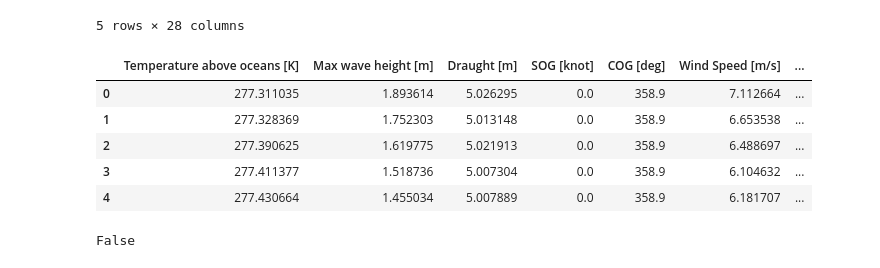
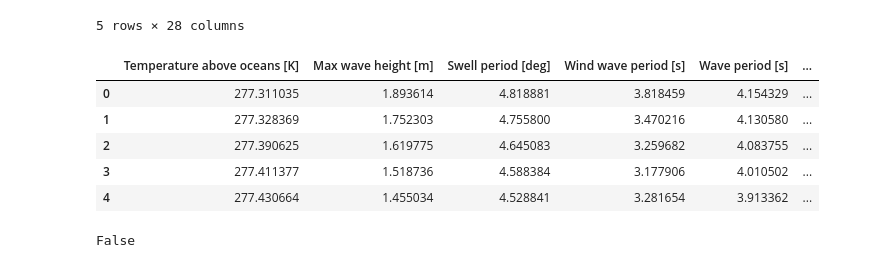
Before and after one commit to hiwafi/thesis-ais, a Jupyter notebook: AIS_Sketch.ipynb, the cells around one changed output. Saved outputs shown, nothing was run; the diff lists cells and outputs as text; code cells hidden in the pictures.

```diff
--- a/AIS_Sketch.ipynb
+++ b/AIS_Sketch.ipynb
@@ -16,31 +16,29 @@ df.head(n=5)
 # %%
 # Master Drop, vary from here
 #df_ship = df.drop(['Unnamed: 0','Time','LON','LAT','Temperature above oceans [K]','Air density above oceans [kg/m^3]','Max wave height [m]',
 #'Swell period [deg]','Wind wave period [s]','Wave period [s]','Sea surface temperature [K]','Combined wind waves and swell height [m]','Swell height [m]',
 #'Wind wave height [m]','Surface pressure [Pa]','Draught [m]','Width [m]','Length [m]','SOG [knot]','COG [deg]','Heading [deg]','Wind Speed [m/s]','Current Speed [m/s]'
 #,'True Wind Direction [deg]','True Current Direction [deg]','True Swell Direction [deg]','True Wind Wave Direction [deg]','True Wave Direction [deg]'],axis=1)
 #df_ship.head(n=5)
 
 # According to slide from pak Uri
 df_ship = df.drop(['Unnamed: 0','Time','LON','LAT','Air density above oceans [kg/m^3]',
-'Swell period [deg]','Wind wave period [s]','Wave period [s]','Sea surface temperature [K]','Combined wind waves and swell height [m]','Swell height [m]',
-'Wind wave height [m]','Surface pressure [Pa]','Width [m]','Length [m]','COG [deg]','Heading [deg]','Current Speed [m/s]'
-,'True Current Direction [deg]','True Swell Direction [deg]','True Wind Wave Direction [deg]','True Wave Direction [deg]'],axis=1)
+'Surface pressure [Pa]','Width [m]','Length [m]'],axis=1)
 df_ship.head(n=5)
 
 # Try to follow feature from Abebe
-df_ship = df.drop(['Unnamed: 0','Time','LON','LAT','Air density above oceans [kg/m^3]',
-'Swell period [deg]','Wind wave period [s]','Wave period [s]','Sea surface temperature [K]','Combined wind waves and swell height [m]','Swell height [m]',
-'Wind wave height [m]','Surface pressure [Pa]','Width [m]','Length [m]','Heading [deg]'
-,'True Current Direction [deg]','True Swell Direction [deg]','True Wind Wave Direction [deg]'],axis=1)
-df_ship.head(n=5)
+#df_ship = df.drop(['Unnamed: 0','Time','LON','LAT','Air density above oceans [kg/m^3]',
+#'Swell period [deg]','Wind wave period [s]','Wave period [s]','Sea surface temperature [K]','Combined wind waves and swell height [m]','Swell height [m]',
+#'Wind wave height [m]','Surface pressure [Pa]','Width [m]','Length [m]','Heading [deg]'
+#,'True Current Direction [deg]','True Swell Direction [deg]','True Wind Wave Direction [deg]'],axis=1)
+#df_ship.head(n=5)
 # %% [output]
-|  | Temperature above oceans [K] | Max wave height [m] | Draught [m] | SOG [knot] | COG [deg] | Wind Speed [m/s] | ... |
-| 0 | 277.311035 | 1.893614 | 5.026295 | 0.0 | 358.9 | 7.112664 | ... |
-| 1 | 277.328369 | 1.752303 | 5.013148 | 0.0 | 358.9 | 6.653538 | ... |
-| 2 | 277.390625 | 1.619775 | 5.021913 | 0.0 | 358.9 | 6.488697 | ... |
-| 3 | 277.411377 | 1.518736 | 5.007304 | 0.0 | 358.9 | 6.104632 | ... |
-| 4 | 277.430664 | 1.455034 | 5.007889 | 0.0 | 358.9 | 6.181707 | ... |
+|  | Temperature above oceans [K] | Max wave height [m] | Swell period [deg] | Wind wave period [s] | Wave period [s] | ... |
+| 0 | 277.311035 | 1.893614 | 4.818881 | 3.818459 | 4.154329 | ... |
+| 1 | 277.328369 | 1.752303 | 4.755800 | 3.470216 | 4.130580 | ... |
+| 2 | 277.390625 | 1.619775 | 4.645083 | 3.259682 | 4.083755 | ... |
+| 3 | 277.411377 | 1.518736 | 4.588384 | 3.177906 | 4.010502 | ... |
+| 4 | 277.430664 | 1.455034 | 4.528841 | 3.281654 | 3.913362 | ... |
 # %%
 df_ship['Temperature above oceans [K]'].isnull().values.any()
 # %% [output]
```
Also changed, not shown: parts of 19 cells of this notebook.
